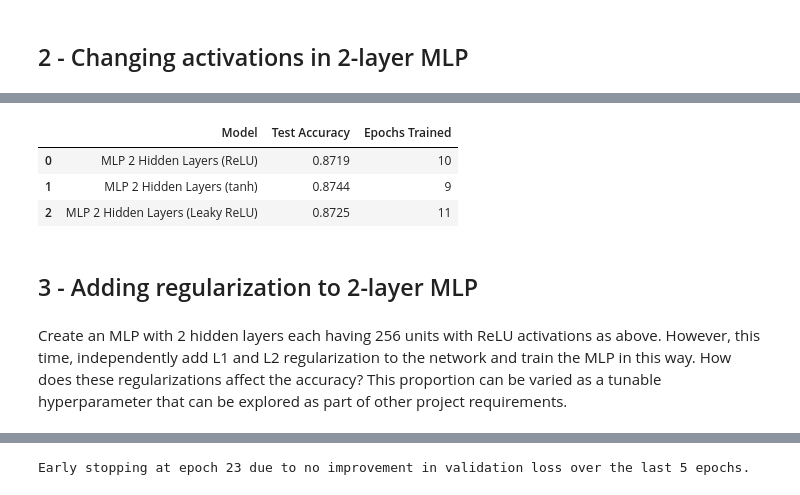
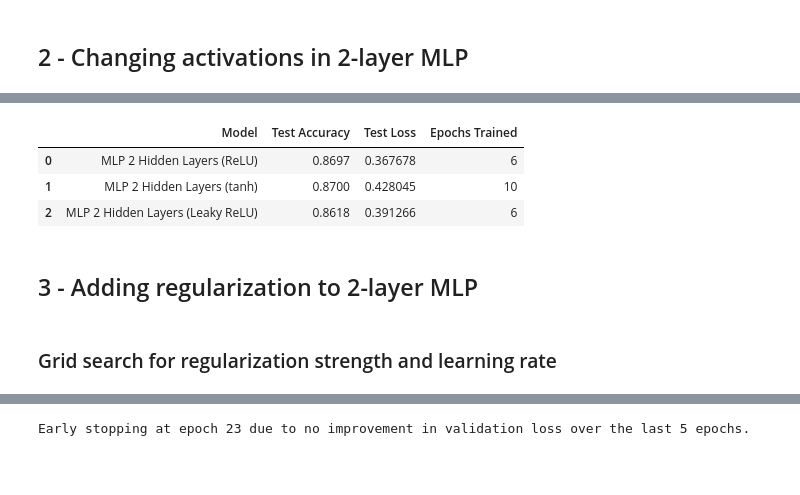
Before and after one commit to audrey352/COMP551, a Jupyter notebook: Assignment3/A3_notebook.ipynb, the cells around one changed output, grey strips where cells are left out. Cells and saved outputs as stored; diff of their text form; code cells hidden in the pictures; blank space fills up the shorter version.

```diff
--- a/Assignment3/A3_notebook.ipynb
+++ b/Assignment3/A3_notebook.ipynb
@@ -398,6 +399,9 @@ def train_on_batches(model, optimizer, epochs, train_loader, val_loader=None, ea
             # compute loss on this batch
             yhat_batch = model.predict(b_x)
             batch_loss = cross_entropy_loss(y_batch, yhat_batch)
+            if np.isnan(batch_loss):
+                print(f"NaN loss detected at epoch {epoch+1}, batch {i+1}. Stopping this run.")
+                return None
             train_loss[epoch].append(batch_loss)
             print(f"Epoch {epoch+1}/{epochs}, Batch {i+1}/{batch_num} === Loss: {batch_loss:.3} {' '*10}", end='\r')
             # end of batch loop for training set
@@ -1059,6 +1054,7 @@ results_l2 = train_on_batches(
     val_loader=val_loader if USE_VALIDATION else None,
     early_stopping_patience=3,
     plot_train=True,
-    verbose=False
+    verbose=False,
+    save_fig=True, save_name='L2'
     )
 # %% [output]
@@ -1179,28 +1175,30 @@ Accuracy of model with leaky relu: 0.8725
 # %%
 results_part2 = pd.DataFrame({
     'Model': ['MLP 2 Hidden Layers (ReLU)', 'MLP 2 Hidden Layers (tanh)', 'MLP 2 Hidden Layers (Leaky ReLU)'],
     'Test Accuracy': [
         evaluate_acc(test_labels_onehot, model2.predict(test_images)),
         evaluate_acc(test_labels_onehot, model2_tanh.predict(test_images)),
         evaluate_acc(test_labels_onehot, model2_lrelu.predict(test_images))
     ],
+    'Test Loss': [
+        cross_entropy_loss(test_labels_onehot, model2.predict(test_images)),
+        cross_entropy_loss(test_labels_onehot, model2_tanh.predict(test_images)),
+        cross_entropy_loss(test_labels_onehot, model2_lrelu.predict(test_images))
+    ],
     'Epochs Trained': [
         len(results_l2['train_loss']),
         len(results_l2_tanh['train_loss']),
         len(results_l2_lrelu['train_loss'])
     ]
 })
 results_part2
 # %% [output]
-|  | Model | Test Accuracy | Epochs Trained |
-| 0 | MLP 2 Hidden Layers (ReLU) | 0.8719 | 10 |
-| 1 | MLP 2 Hidden Layers (tanh) | 0.8744 | 9 |
-| 2 | MLP 2 Hidden Layers (Leaky ReLU) | 0.8725 | 11 |
+|  | Model | Test Accuracy | Test Loss | Epochs Trained |
+| 0 | MLP 2 Hidden Layers (ReLU) | 0.8697 | 0.367678 | 6 |
+| 1 | MLP 2 Hidden Layers (tanh) | 0.8700 | 0.428045 | 10 |
+| 2 | MLP 2 Hidden Layers (Leaky ReLU) | 0.8618 | 0.391266 | 6 |
 # %% [markdown]
 ## 3 - Adding regularization to 2-layer MLP
-# %% [markdown]
-Create an MLP with 2 hidden layers each having 256 units with ReLU activations as above. However, this
-time, independently add L1 and L2 regularization to the network and train the MLP in this way. How does
-these regularizations affect the accuracy? This proportion can be varied as a tunable hyperparameter that can be
-explored as part of other project requirements.
+# %% [markdown]
+### Grid search for regularization strength and learning rate
 # %%
```
Also changed, not shown: parts of 46 cells of this notebook, 15 other files.
